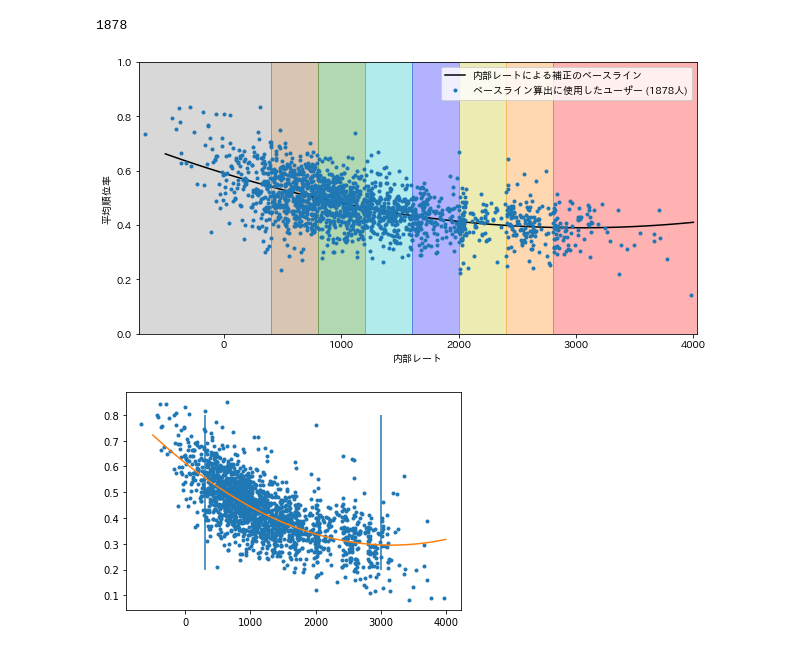
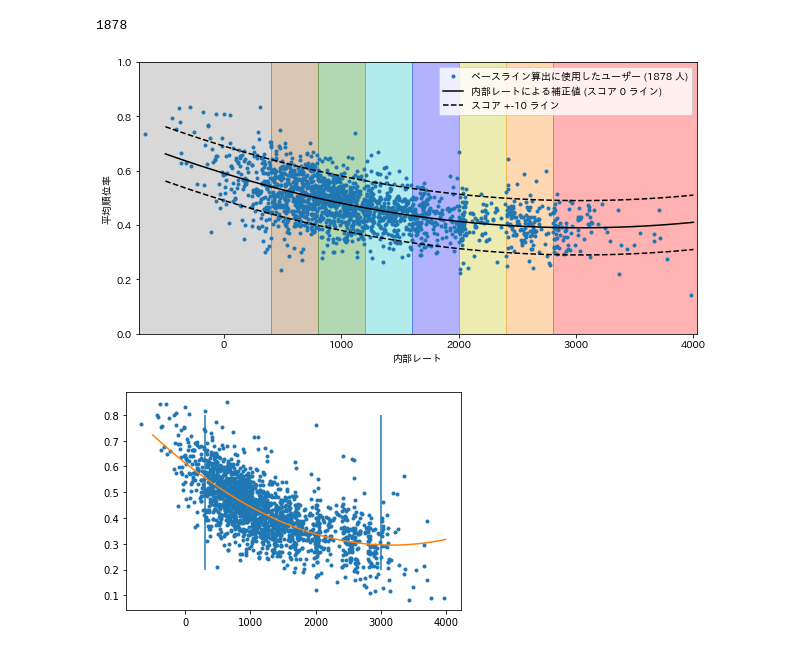
Before and after one commit to tomii9273/atcoder_type_checker, a Jupyter notebook: analysis_1995/analysis_hosei_20220829.ipynb, the cells around one changed output. Saved outputs shown, nothing was run; the diff lists cells and outputs as text; code cells hidden in the pictures.

Commit message:
update plot

```diff
--- a/analysis_1995/analysis_hosei_20220829.ipynb
+++ b/analysis_1995/analysis_hosei_20220829.ipynb
@@ -40,38 +40,44 @@ p2 = np.poly1d(np.polyfit(x, y, 2))
 xp = np.linspace(-500, 4000, 100)
 # plt.vlines([0,3200], 0,1, color="k")
 
-plt.plot(xp, p2(xp), '-', color="k", label="内部レートによる補正のベースライン")
-plt.plot(x, y, '.', color="#1f77b4", label="ベースライン算出に使用したユーザー (1878人)")
+
+plt.plot(x, y, '.', color="#1f77b4", label="ベースライン算出に使用したユーザー (1878 人)")
+plt.plot(xp, p2(xp), '-', color="k", label="内部レートによる補正値 (スコア 0 ライン)")
+plt.plot(xp, p2(xp) + 0.1, '--', color="k", label="スコア +-10 ライン")
+plt.plot(xp, p2(xp) - 0.1, '--', color="k")
+
 # plt.plot(xp, p5(xp), '-')
+
+
 
 cols = [
 "#808080",
 "#804000",
 "#008000",
 "#00C0C0",
 "#0000FF",
 "#C0C000",
 "#FF8000",
 "#FF0000",]
 
 rates = [min(x)-50] + [i for i in range(400, 2801, 400)] + [max(x)+50]
 
 for i, col in enumerate(cols):
     plt.axvspan(rates[i], rates[i+1],alpha=0.3,color=col)
 
 
 plt.ylim(0,1)
 plt.xlim(rates[0], rates[-1])
 plt.xlabel("内部レート")
 plt.ylabel("平均順位率")
 plt.legend()
 
 # plt.show()
 # print(p2)
 # print(np.corrcoef(x, y)[0,1])
 plt.savefig("plot_baseline_20220829.png", format="png", dpi=300)
 # %% [output]
-[figure, old version]
+[figure, new version]
 # %%
 x = N[0]
 y = N[2]
```
Also changed, not shown: 1 other file.
